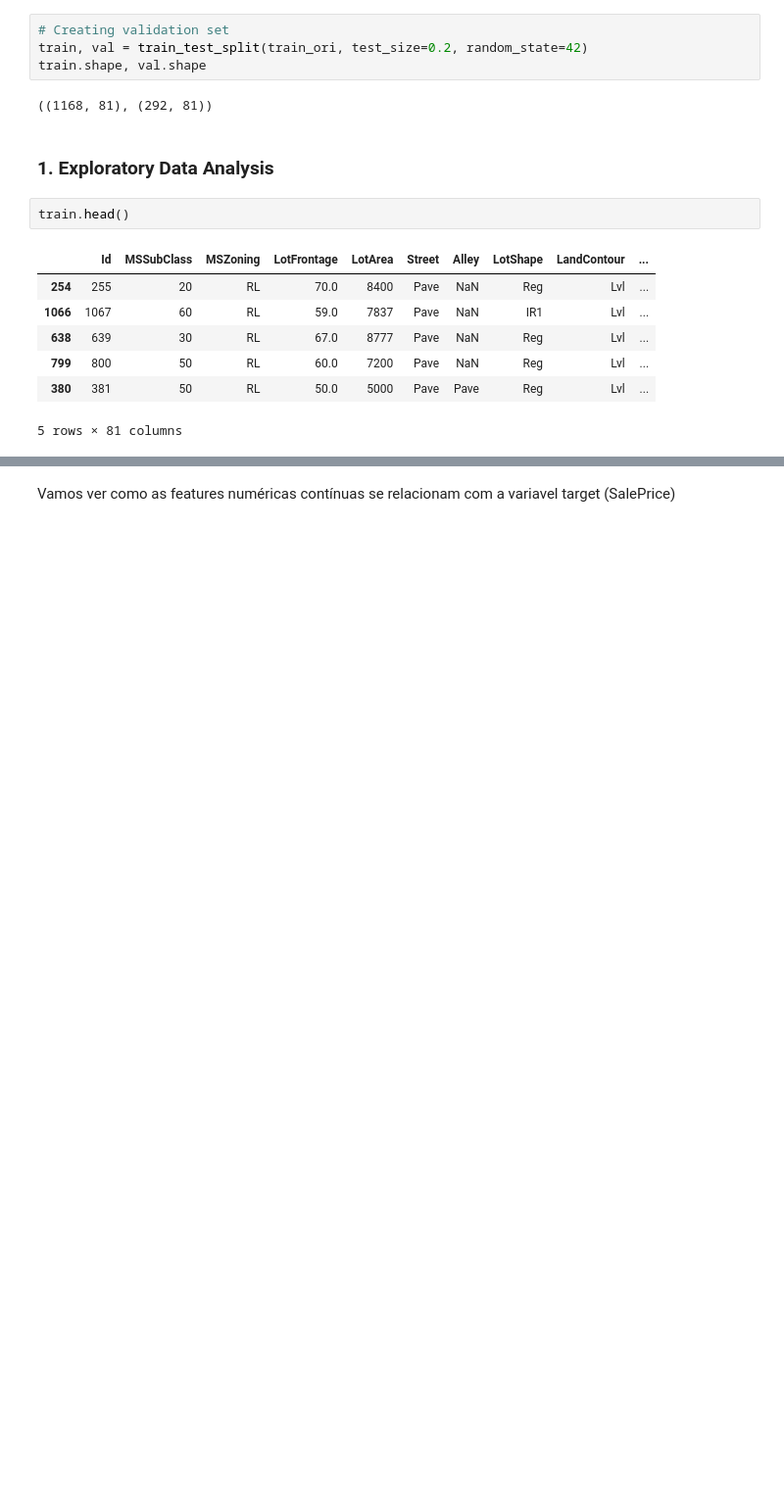
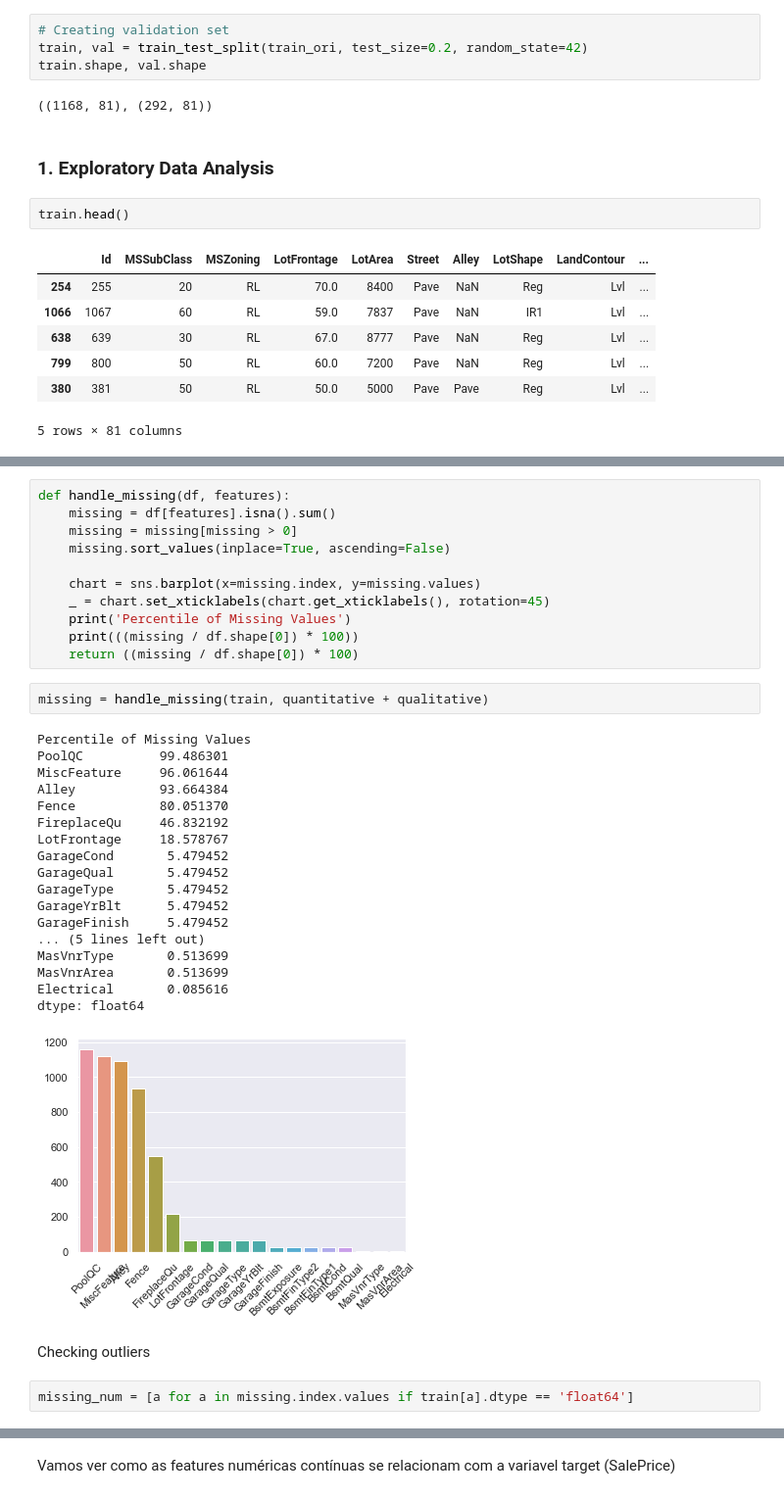
Before and after one commit to httplups/house-prices-advanced-regression-techniques, a Jupyter notebook: house-prices-regression.ipynb, the cells around one changed output, grey strips where cells are left out. Shown at 98% size. Cells and saved outputs as stored; diff of their text form; blank space fills up the shorter version.

```diff
--- a/house-prices-regression.ipynb
+++ b/house-prices-regression.ipynb
@@ -231,0 +204,36 @@ len(cat_nominal)
+# %%
+def handle_missing(df, features):
+    missing = df[features].isna().sum()
+    missing = missing[missing > 0]
+    missing.sort_values(inplace=True, ascending=False)
+
+    chart = sns.barplot(x=missing.index, y=missing.values)
+    _ = chart.set_xticklabels(chart.get_xticklabels(), rotation=45)
+    print('Percentile of Missing Values')
+    print(((missing / df.shape[0]) * 100))
+    return ((missing / df.shape[0]) * 100)
+# %%
+missing = handle_missing(train, quantitative + qualitative)
+# %% [output]
+Percentile of Missing Values
+PoolQC          99.486301
+MiscFeature     96.061644
+Alley           93.664384
+Fence           80.051370
+FireplaceQu     46.832192
+LotFrontage     18.578767
+GarageCond       5.479452
+GarageQual       5.479452
+GarageType       5.479452
+GarageYrBlt      5.479452
+GarageFinish     5.479452
+... (5 lines left out)
+MasVnrType       0.513699
+MasVnrArea       0.513699
+Electrical       0.085616
+dtype: float64
+[figure, added]
+# %% [markdown]
+Checking outliers
+# %%
+missing_num = [a for a in missing.index.values if train[a].dtype == 'float64']
```
Also changed, not shown: parts of 70 cells of this notebook.
